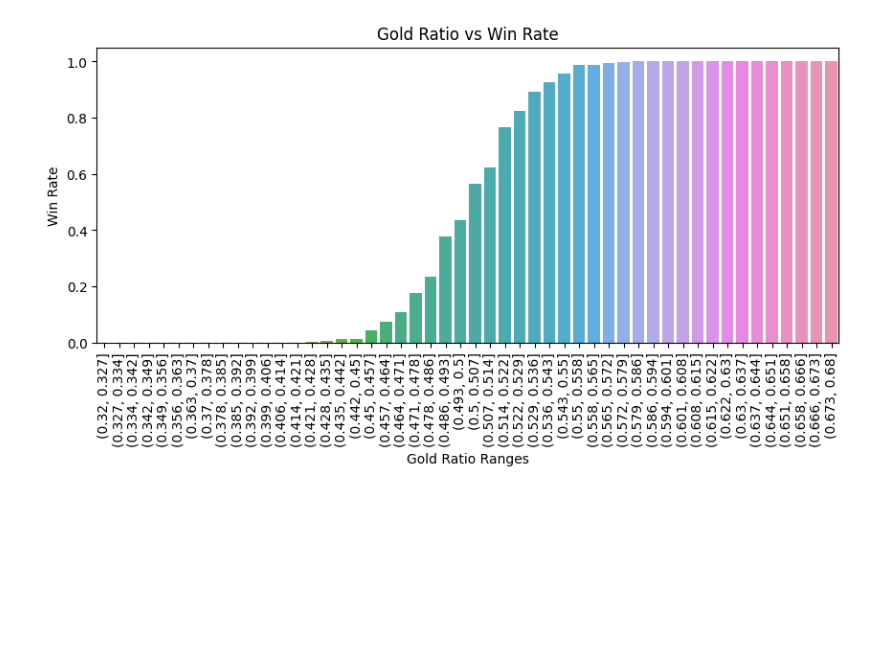
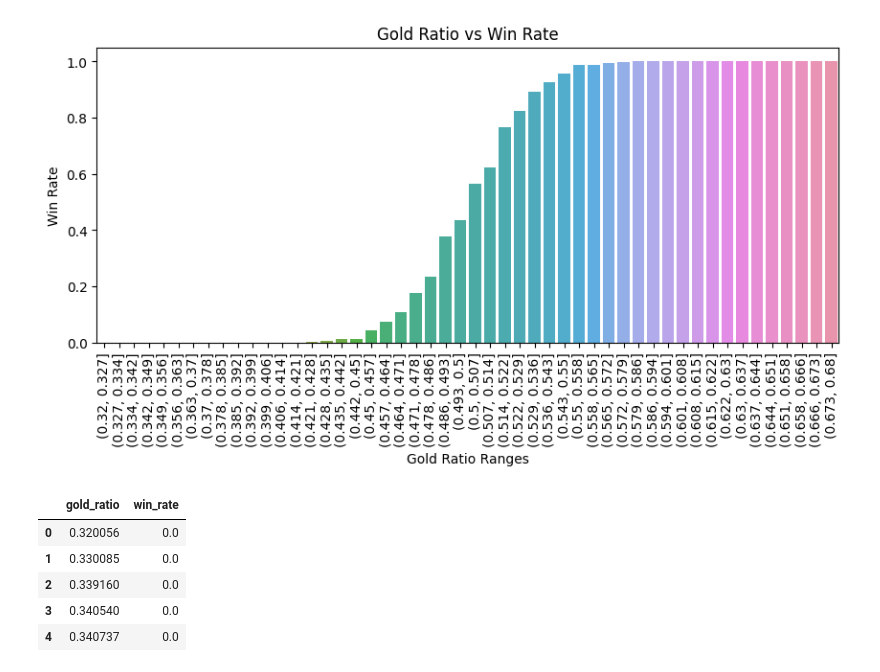
Before and after one commit to SJ-Yu-99/cmsc320final.github.io, a Jupyter notebook: cmsc320final.ipynb, the cells around one changed output. Saved outputs shown, nothing was run; the diff lists cells and outputs as text; code cells hidden in the pictures; blank space fills up the shorter version.

```diff
--- a/cmsc320final.ipynb
+++ b/cmsc320final.ipynb
@@ -586,3 +586,16 @@ ax.set_xticklabels(labels, rotation=90)
 plt.show()
 # %% [output]
 [figure]
+# %%
+df_reg = df_reg.drop('index', axis=1)
+# Get the winrate for the bin that the gold ratio is contained in
+df_reg['win_rate'] = df_reg.apply(lambda row: df_gold[df_gold['bins'] == row['bins']].iloc[[0]].squeeze()['win_rate'], axis=1)
+df_reg = df_reg.drop('bins', axis=1)
+df_reg.head()
+# %% [output]
+|  | gold_ratio | win_rate |
+| 0 | 0.320056 | 0.0 |
+| 1 | 0.330085 | 0.0 |
+| 2 | 0.339160 | 0.0 |
+| 3 | 0.340540 | 0.0 |
+| 4 | 0.340737 | 0.0 |
```
Also changed, not shown: parts of 3 cells of this notebook.
